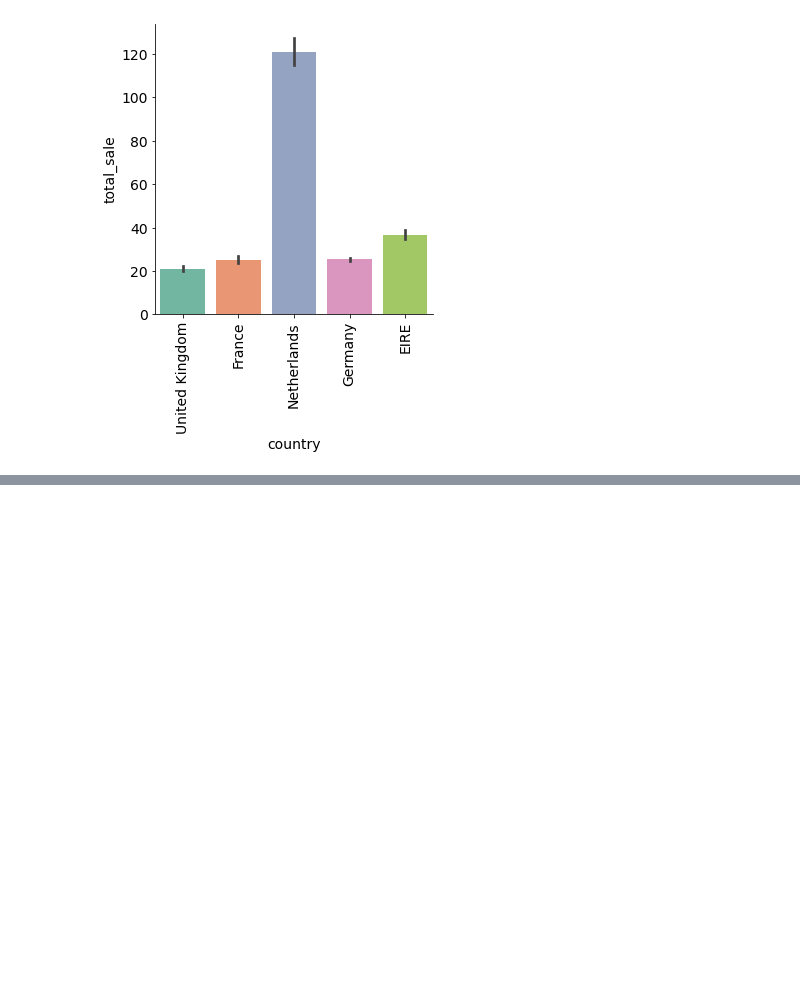
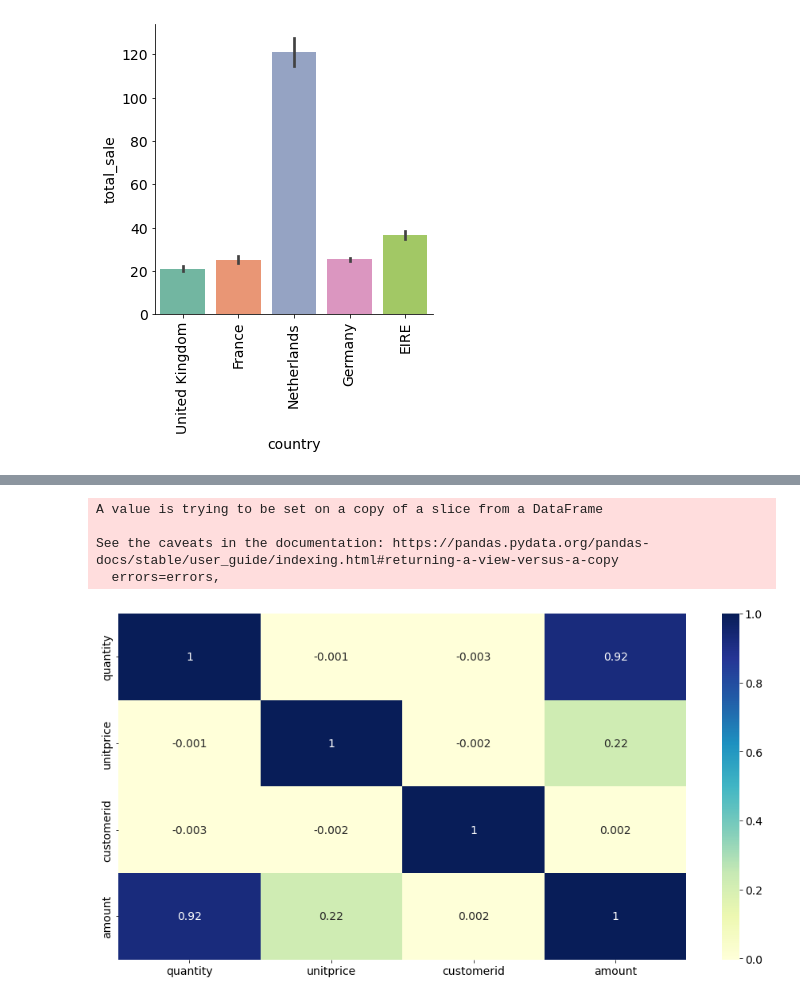
Before and after one commit to Aukerul-Shuvo/DAAS_Retail, a Jupyter notebook: notebook/Diagnostic Analysis.ipynb, the cells around one changed output, grey strips where cells are left out. Drawn from its saved outputs; the diff is of its cells as text; code cells hidden in the pictures; blank space fills up the shorter version.

Commit message:
reason for cancellation

```diff
--- a/notebook/Diagnostic Analysis.ipynb
+++ b/notebook/Diagnostic Analysis.ipynb
@@ -21,6 +21,7 @@ plt.rc("font", size=14)
 # %%
 df = pd.read_csv ('../data/cleaned_online_retail.csv')
 df.info()
+cancelled_df = df[df['cancel']==True]
 # %% [output]
 <class 'pandas.core.frame.DataFrame'>
 RangeIndex: 401564 entries, 0 to 401563
@@ -457,0 +468,4 @@ fig.tight_layout(pad=1.0)
+# %%
+cancelled_df['quantity'] = cancelled_df['quantity'].abs()
+cancelled_df['amount'] = cancelled_df['amount'].abs()
+print(cancelled_df)
@@ -457,0 +499,10 @@ fig.tight_layout(pad=1.0)
+# %%
+cancelled_df.drop(['Unnamed: 0', 'cancel'], axis=1, inplace=True)
+
+dataplot = sns.heatmap(cancelled_df.corr().round(3), cmap="YlGnBu", annot=True)
+# %% [output]
+A value is trying to be set on a copy of a slice from a DataFrame
+
+See the caveats in the documentation: https://pandas.pydata.org/pandas-docs/stable/user_guide/indexing.html#returning-a-view-versus-a-copy
+  errors=errors,
+[figure, added]
```
Also changed, not shown: parts of 17 cells of this notebook.
